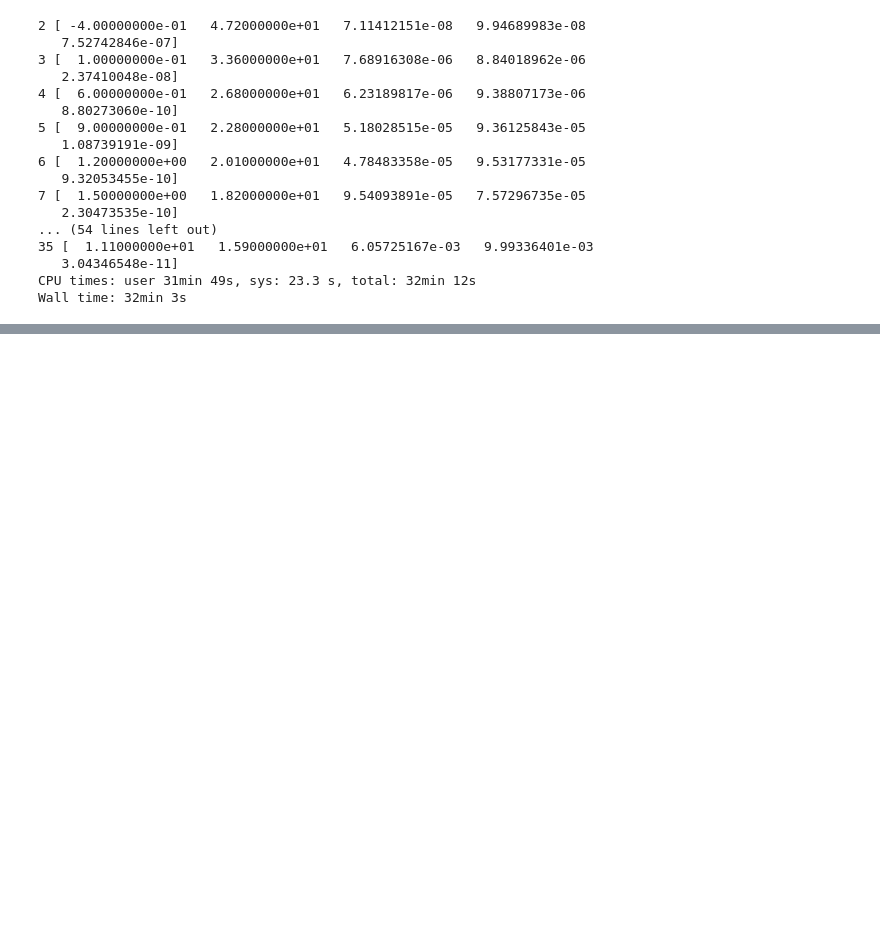
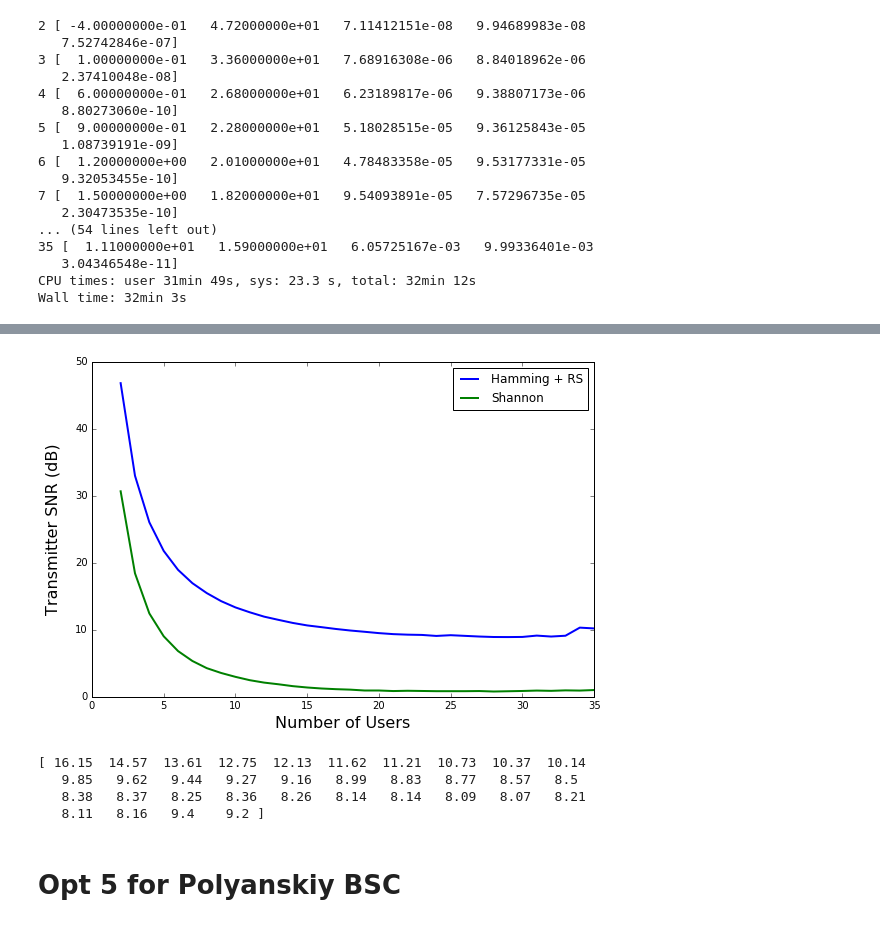
Before and after one commit to Lahaela/research-sahai, a Jupyter notebook: 160705/160705 Optimize Try 2.ipynb, the cells around one changed output, grey strips where cells are left out. Cells and saved outputs as stored; diff of their text form; code cells hidden in the pictures; blank space fills up the shorter version.

```diff
--- a/160705/160705 Optimize Try 2.ipynb
+++ b/160705/160705 Optimize Try 2.ipynb
@@ -652,0 +624,26 @@ Populating the interactive namespace from numpy and matplotlib
+# %%
+shannon_opt_5 = array([ 30.69,  18.44,  12.45,   9.04,   6.83,   5.35,   4.28,   3.56,
+         2.98,   2.48,   2.12,   1.87,   1.59,   1.39,   1.24,   1.14,
+         1.07,   0.94,   0.94,   0.86,   0.9 ,   0.87,   0.84,   0.84,
+         0.84,   0.86,   0.79,   0.83,   0.87,   0.93,   0.89,   0.96,
+         0.93,   1.01])
+# %%
+figure(figsize=(9, 6))
+plot(user_range, optimize_5_data[:,1], lw=2.0, label='Hamming + RS')
+plot(user_range, shannon_opt_5, lw=2.0, label='Shannon')
+legend(loc=0)
+xlabel('Number of Users', fontsize=16)
+ylabel('Transmitter SNR (dB)', fontsize=16, labelpad=15)
+# title('Blocklength Allocation for Maximum Optimization', fontsize=18)
+savefig('loudest_xor.pdf', bbox='tight')
+# %% [output]
+[figure, added]
+# %%
+print optimize_5_data[:,1] - shannon_opt_5
+# %% [output]
+[ 16.15  14.57  13.61  12.75  12.13  11.62  11.21  10.73  10.37  10.14
+   9.85   9.62   9.44   9.27   9.16   8.99   8.83   8.77   8.57   8.5
+   8.38   8.37   8.25   8.36   8.26   8.14   8.14   8.09   8.07   8.21
+   8.11   8.16   9.4    9.2 ]
+# %% [markdown]
+# Opt 5 for Polyanskiy BSC
```
Also changed, not shown: parts of 5 cells of this notebook, 10 other files.
